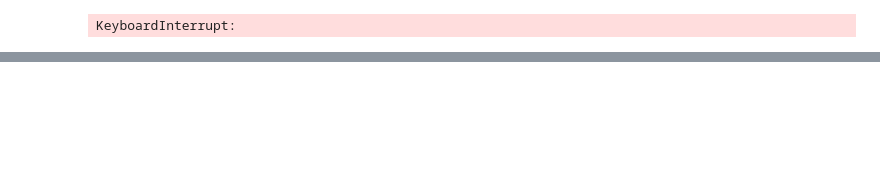
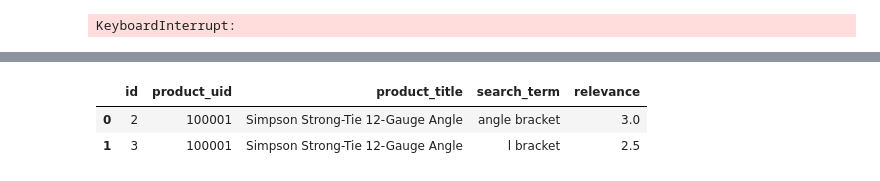
Before and after one commit to cwang25/Home_Depot_Challenge, a Jupyter notebook: Approach 1.ipynb, the cells around one changed output, grey strips where cells are left out. Drawn from its saved outputs; the diff is of its cells as text; code cells hidden in the pictures; blank space fills up the shorter version.

```diff
--- a/Approach 1.ipynb
+++ b/Approach 1.ipynb
@@ -214,0 +353,6 @@ KeyboardInterrupt:
+# %%
+df_train.head(2)
+# %% [output]
+|  | id | product_uid | product_title | search_term | relevance |
+| 0 | 2 | 100001 | Simpson Strong-Tie 12-Gauge Angle | angle bracket | 3.0 |
+| 1 | 3 | 100001 | Simpson Strong-Tie 12-Gauge Angle | l bracket | 2.5 |
```
Also changed, not shown: parts of 40 cells of this notebook, 25 other files.
